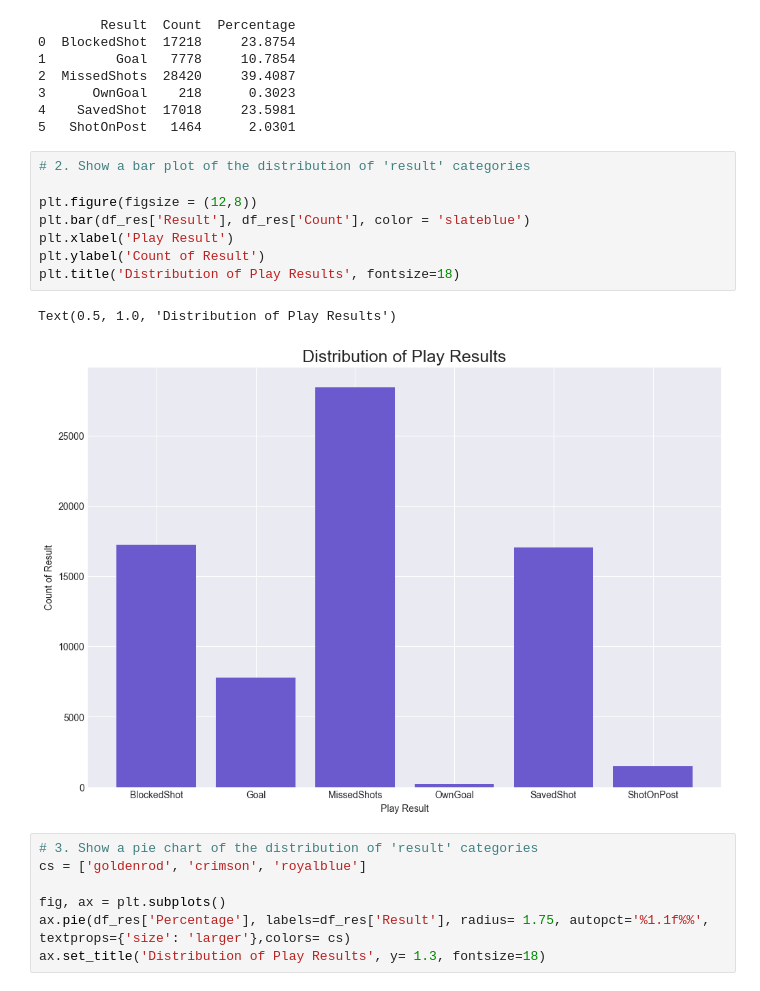
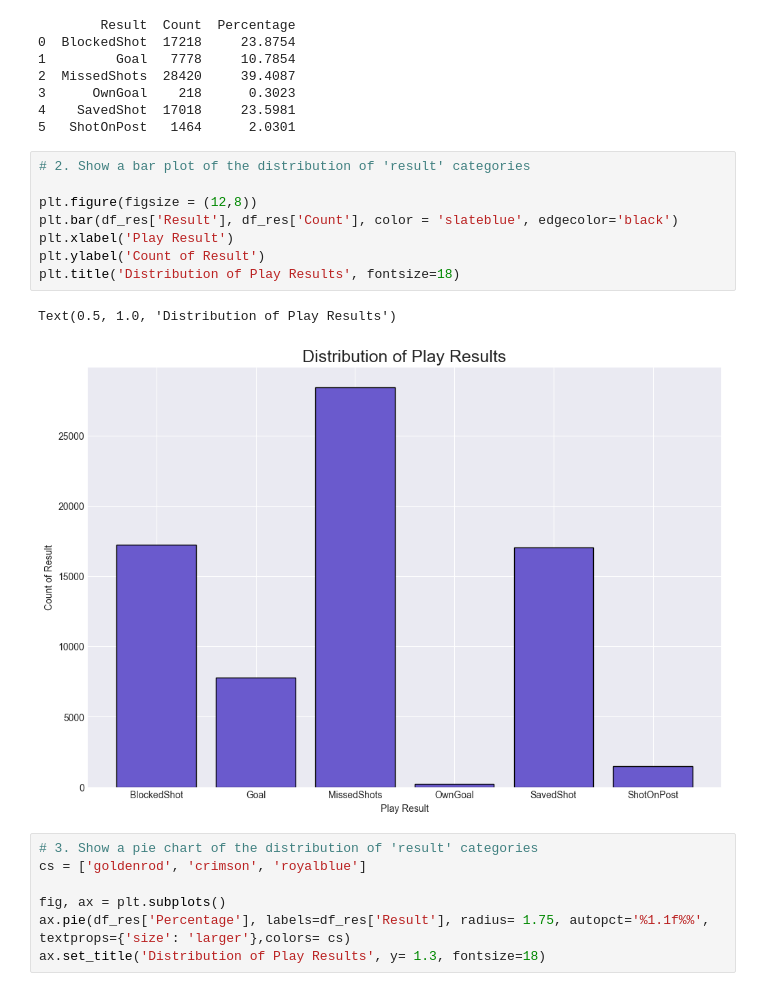
Before and after one commit to smgibson19/ds701_fa25_midterm_challenge_sports, a Jupyter notebook: LALIGA_Analysis_Challenge.ipynb, the cells around one changed output. Cells and saved outputs as stored; diff of their text form.

```diff
--- a/LALIGA_Analysis_Challenge.ipynb
+++ b/LALIGA_Analysis_Challenge.ipynb
@@ -216,14 +216,14 @@ print(df_res)
 # %%
 # 2. Show a bar plot of the distribution of 'result' categories
 
 plt.figure(figsize = (12,8))
-plt.bar(df_res['Result'], df_res['Count'], color = 'slateblue')
+plt.bar(df_res['Result'], df_res['Count'], color = 'slateblue', edgecolor='black')
 plt.xlabel('Play Result')
 plt.ylabel('Count of Result')
 plt.title('Distribution of Play Results', fontsize=18)
 # %% [output]
 Text(0.5, 1.0, 'Distribution of Play Results')
-[figure, old version]
+[figure, new version]
 # %%
 # 3. Show a pie chart of the distribution of 'result' categories
 cs = ['goldenrod', 'crimson', 'royalblue']
```
Also changed, not shown: parts of 5 cells of this notebook.
